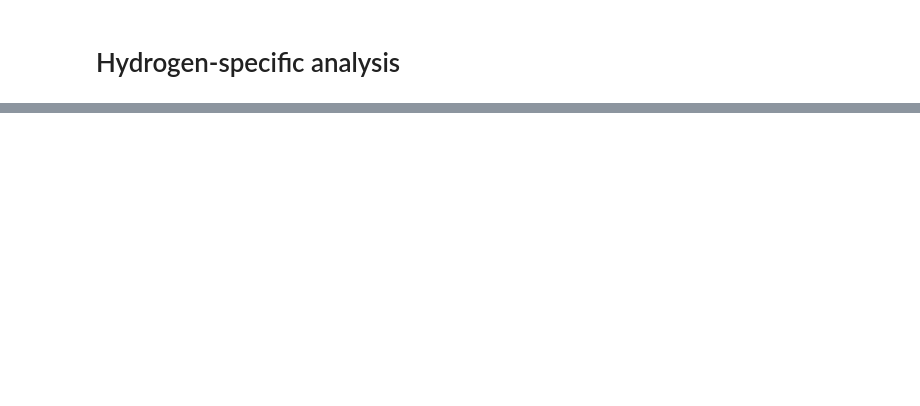
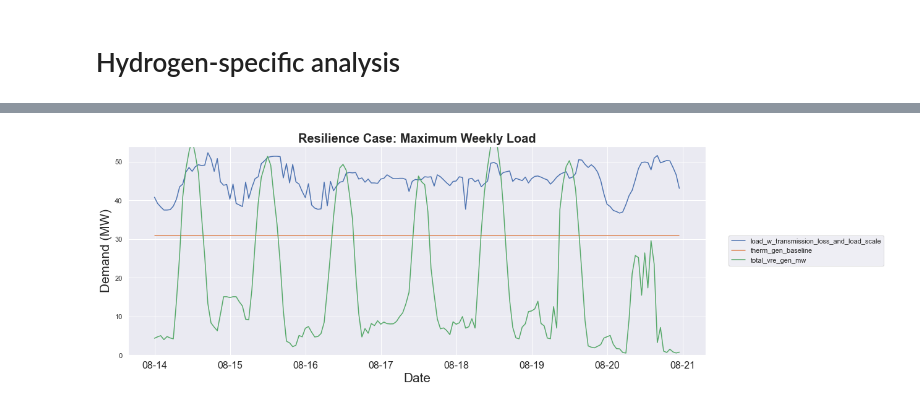
Before and after one commit to b-o-l-l-a/aes-engy-692, a Jupyter notebook: amerigo_island/notebooks/resilience.ipynb, the cells around one changed output, grey strips where cells are left out. Saved outputs shown, nothing was run; the diff lists cells and outputs as text; code cells hidden in the pictures; blank space fills up the shorter version.

Commit message:
started visualizations

```diff
--- a/amerigo_island/notebooks/resilience.ipynb
+++ b/amerigo_island/notebooks/resilience.ipynb
@@ -701,4 +707,4 @@ def calc_optimized_h2_cols(df):
 
     return decorated_df
 # %%
-h2_final_df = calc_optimized_h2_cols(h2_intermediate_df)
+final_df = calc_optimized_h2_cols(h2_intermediate_df)
@@ -720,0 +754,4 @@ h2_final_df
+# %%
+daily_df = final_df.groupby(day_of_yr_colname).sum().reset_index()
+daily_df = daily_df.drop([month_colname, day_of_month_colname, hour_colname], axis=1)
+final_daily_df = add_daily_common_cols(daily_df)
@@ -720,0 +773,9 @@ h2_final_df
+# %%
+resilience_case_load_daynum = \
+    final_daily_df[final_daily_df[prev_7_load_colname] == final_daily_df[prev_7_load_colname].max()].to_dict('r')[0][day_of_yr_colname]
+
+resilience_case_vre_load_diff_daynum = \
+    final_daily_df[final_daily_df[prev_7_load_vre_diff_colname] == final_daily_df[prev_7_load_vre_diff_colname].max()].to_dict('r')[0][day_of_yr_colname]
+
+resilience_case_max_demand_daynum = \
+    final_load_and_vre_df[final_load_and_vre_df[load_w_transmission_loss_and_load_scale_colname] == final_load_and_vre_df[load_w_transmission_loss_and_load_scale_colname].max()].to_dict('r')[0][day_of_yr_colname]
@@ -720,0 +809,4 @@ h2_final_df
+# %%
+resil_max_week_load_df = get_resilience_df(final_df, resilience_case_load_daynum)
+resil_max_vre_load_diff_df = get_resilience_df(final_df, resilience_case_vre_load_diff_daynum)
+resil_max_demand_df = get_resilience_df(final_df, resilience_case_max_demand_daynum)
@@ -720,0 +837,21 @@ h2_final_df
+# %%
+sns.set(rc={'figure.figsize':(18, 6)})
+fig = plt.figure()
+subplot = fig.add_subplot(1, 1, 1)
+subplot.set_ylim([0,54])
+plt.plot(date_colname, load_w_transmission_loss_and_load_scale_colname,data=resil_max_week_load_df)
+plt.plot(date_colname, therm_gen_baseline_colname, data=resil_max_week_load_df)
+plt.plot(date_colname, total_vre_gen_colname, data=resil_max_week_load_df)
+
+subplot.xaxis.set_major_formatter(mdates.DateFormatter('%m-%d'))
+
+plt.legend(bbox_to_anchor=(1.04,0.5), loc="center left", borderaxespad=0)
+plt.ylabel("Demand (MW)", fontsize="xx-large")
+plt.xlabel("Date", fontsize="xx-large")
+plt.xticks(fontsize=16)
+plt.title("Resilience Case: Maximum Weekly Load", fontdict={"fontweight": "bold", "fontsize": 20})
+
+fig.subplots_adjust(top = 0.9, hspace = 0.3)
+plt.tight_layout()
+# %% [output]
+[figure, added]
```
Also changed, not shown: parts of 16 cells of this notebook.
